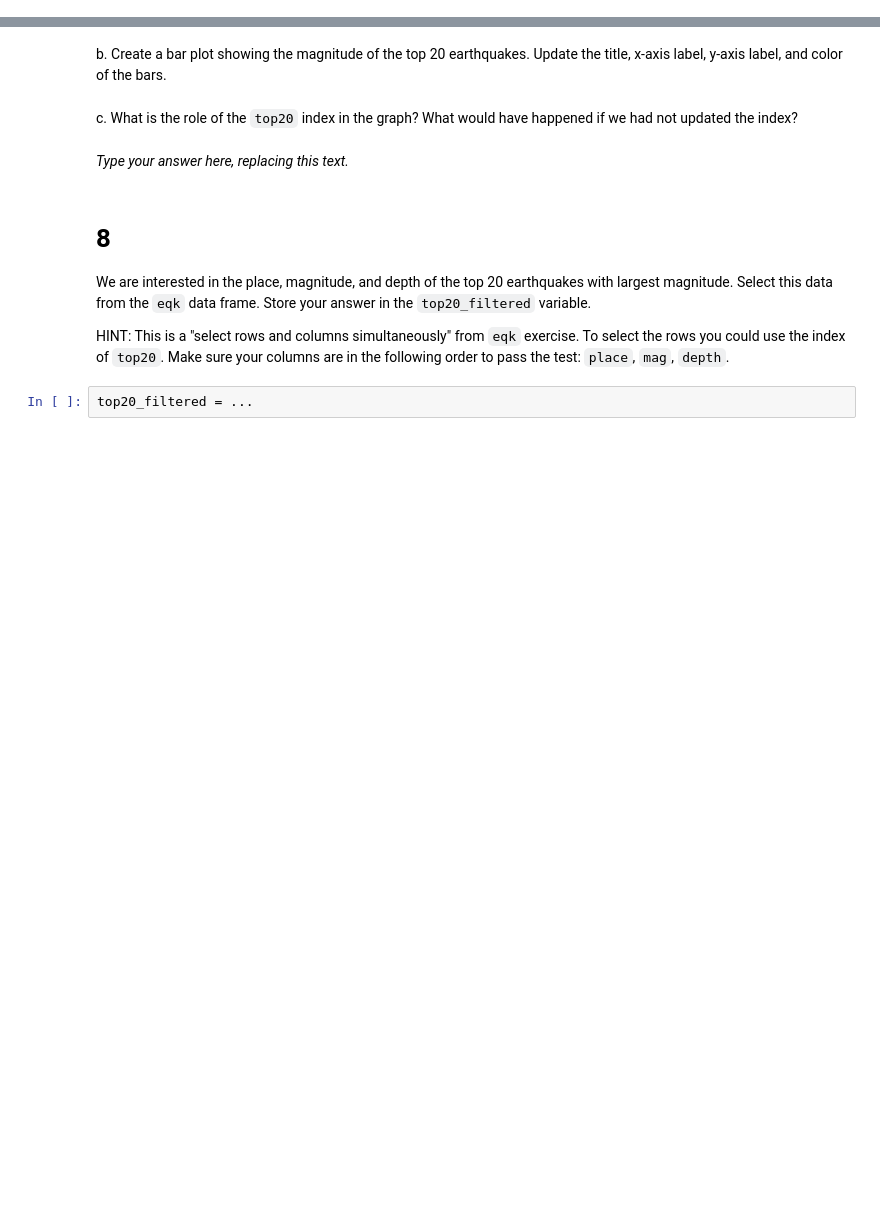
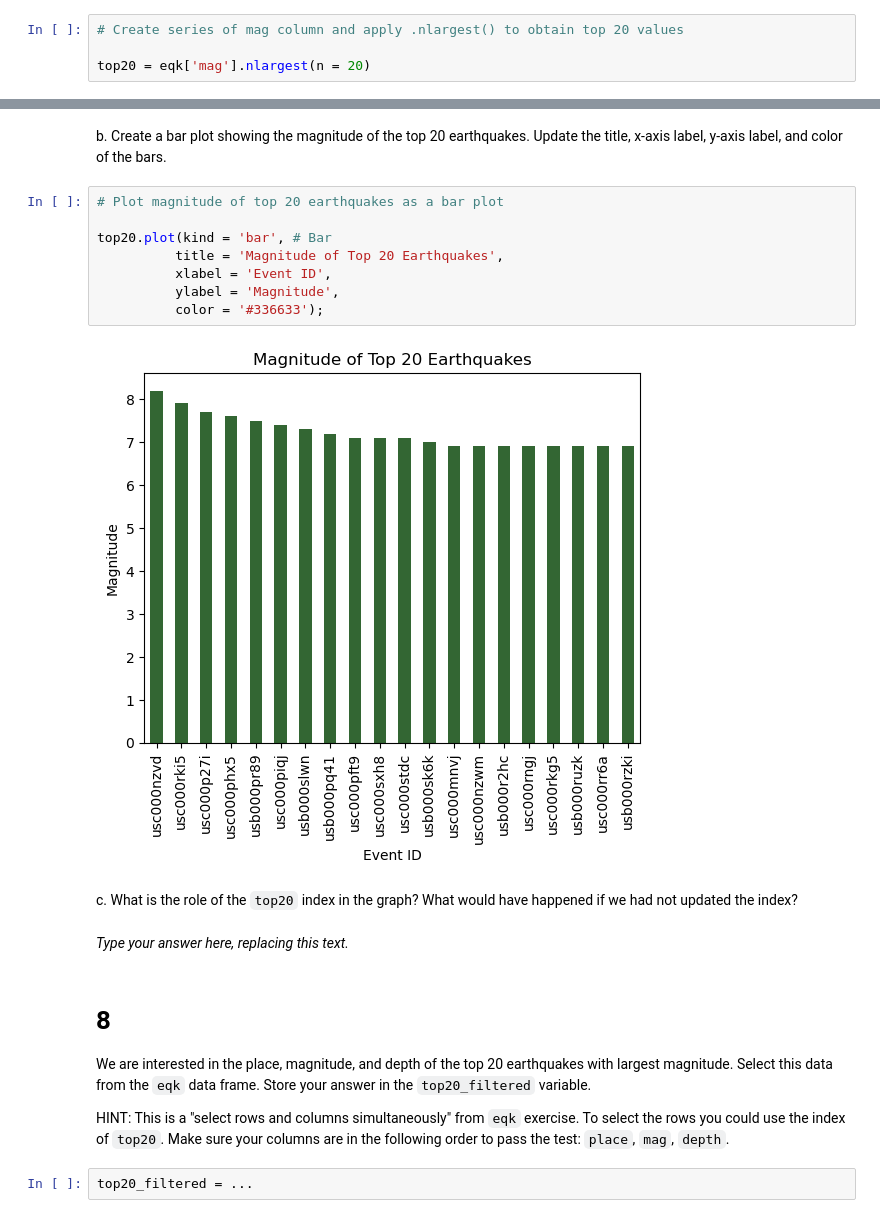
Before and after one commit to pr-scilla/eds220-hwk1, a Jupyter notebook: task3/hwk1-task3-earthquakes.ipynb, the cells around one changed output, grey strips where cells are left out. Drawn from its saved outputs; the diff is of its cells as text; blank space fills up the shorter version.

Commit message:
commit for section 7 bar graph

```diff
--- a/task3/hwk1-task3-earthquakes.ipynb
+++ b/task3/hwk1-task3-earthquakes.ipynb
@@ -207,3 +206,7 @@ top20 = ...
+# %%
+# Create series of mag column and apply .nlargest() to obtain top 20 values
+
+top20 = eqk['mag'].nlargest(n = 20)
 # %%
 # View the dataframe
 top20
@@ -213,6 +236,16 @@ grader.check("q7_a")
 <!-- BEGIN QUESTION -->
 
 b. Create a bar plot showing the magnitude of the top 20 earthquakes. Update the title, x-axis label, y-axis label, and color of the bars.
+# %%
+# Plot magnitude of top 20 earthquakes as a bar plot
+
+top20.plot(kind = 'bar', # Bar
+          title = 'Magnitude of Top 20 Earthquakes',
+          xlabel = 'Event ID',
+          ylabel = 'Magnitude',
+          color = '#336633');
+# %% [output]
+[figure, added]
 # %% [markdown]
 <!-- END QUESTION -->
 
```
Also changed, not shown: parts of 4 cells of this notebook.
